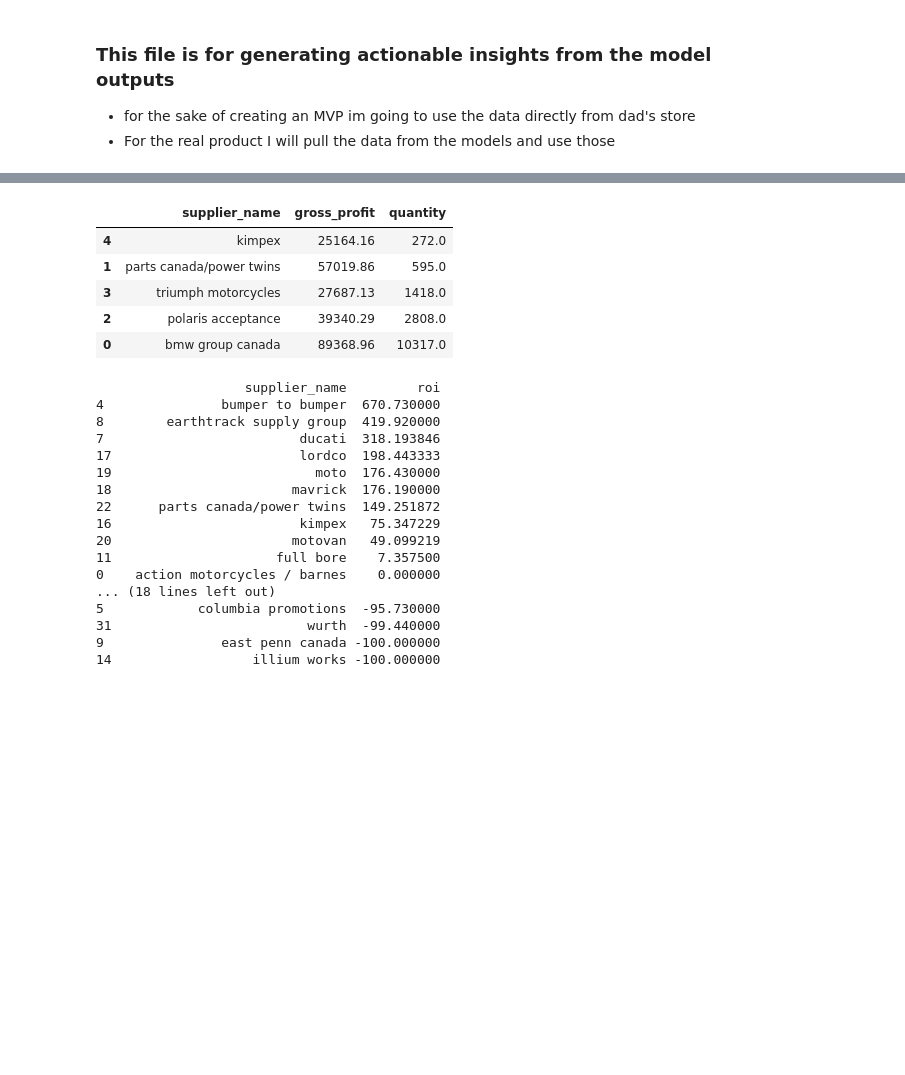
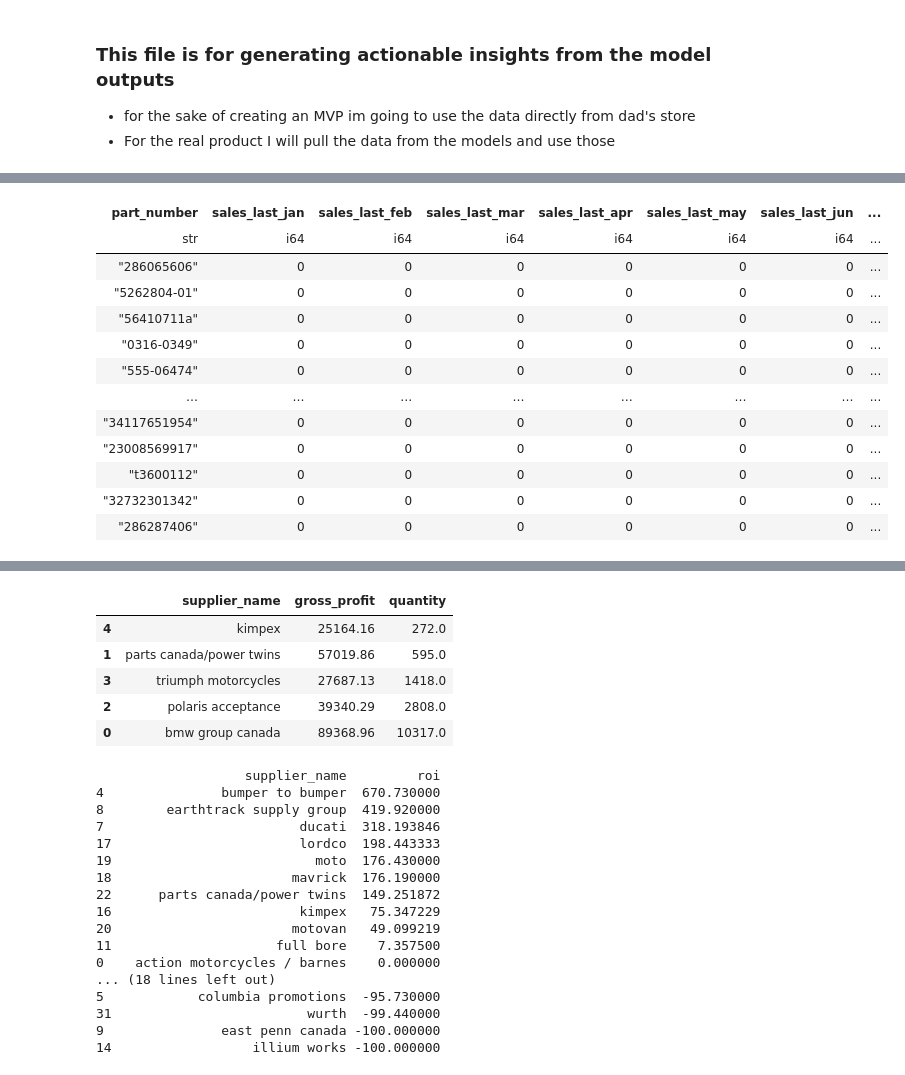
Before and after one commit to skyler22wilson/co-pilot-v1, a Jupyter notebook: Notebooks/business_insights.ipynb, the cells around one changed output, grey strips where cells are left out. Saved outputs shown, nothing was run; the diff lists cells and outputs as text; code cells hidden in the pictures; blank space fills up the shorter version.

```diff
--- a/Notebooks/business_insights.ipynb
+++ b/Notebooks/business_insights.ipynb
@@ -95,4 +4,0 @@ False
-# %%
-df = pd.read_feather("/Users/skylerwilson/Desktop/PartsWise/co-pilot-v1/data/output_data/parts_data.feather")
-mask = df['inventory_category'] =='essential'
-df[mask]['price'].mean()
@@ -100,0 +174,81 @@ df[mask]['price'].mean()
+# %%
+import polars as pl
+import numpy as np
+
+def create_seasonal_df(df):
+    """
+    Create a datetime column from year and month, and add cyclical features based on the datetime.
+
+    Args:
+        df (pl.DataFrame): DataFrame containing year and month columns.
+        year_col (str): Column name with the year.
+        month_col (str): Column name with the month name.
+
+    Returns:
+        pl.DataFrame: Enhanced DataFrame with datetime and cyclical features.
+    """
+    # Map month names to numbers (if needed)
+    month_to_number = {month.lower(): i for i, month in enumerate(calendar.month_abbr) if month}
+
+    # Create a datetime column assuming the first day of each month
+    month_number_expr = pl.when(pl.col("month").str.to_lowercase() == "jan").then(1)
+    for month, num in month_to_number.items():
+        month_number_expr = month_number_expr.when(pl.col("month").str.to_lowercase() == month).then(num)
+
+    # Apply the case expression
+    df = df.with_columns(month_number_expr.alias("month_number"))
+
+    month_numbers = df.get_column("month_number").to_numpy()  # Convert to numpy array for calculations
+    month_sin = np.sin(2 * np.pi * month_numbers / 12)
+    month_cos = np.cos(2 * np.pi * month_numbers / 12)
+
+    # Add calculated columns back to DataFrame
+    df = df.with_columns([
+        pl.Series("month_sin", month_sin),
+        pl.Series("month_cos", month_cos)
+    ])
+
+    return df
+
+def create_seasonal_component(df, window_size=12):
+    """
+    Enhance a DataFrame with a rolling average and combine it with cyclical features to create a seasonal component.
+
+    Args:
+        df (pl.DataFrame): DataFrame with columns for part number, date, quantity sold, and cyclical features.
+        window_size (int): Size of the rolling window for calculating the moving average.
+
+    Returns:
+        pl.DataFrame: DataFrame with added rolling average and seasonal adjustment features.
+    """
+    # Calculate the rolling mean for the quantity sold
+    df = df.with_columns(
+        pl.col("quantity_sold").rolling_mean(window_size=window_size, min_periods=1).alias("rolling_avg")
+    )
+
+    # Calculate deviation from the rolling average
+    df = df.with_columns(
+        (pl.col("quantity_sold") - pl.col("rolling_avg")).alias("deviation")
+    )
+
+    # Combine cyclical features with deviations to create a seasonal score
+    df = df.with_columns(
+        (pl.col("deviation") * pl.col("month_sin") + pl.col("deviation") * pl.col("month_cos")).alias("seasonal_score")
+    )
+
+    # You could also normalize this score by the number of observations (i.e., months) for each part number
+    df = df.group_by("part_number").agg([
+        pl.mean("seasonal_score").alias("normalized_seasonal_score")
+    ])
+
+    return df
+
+
+# Assuming df is already defined
+df_processed = create_seasonal_df(df)
+seasonal_df = create_seasonal_component(df_processed)
+
+df_wide = pl.read_csv('/Users/skylerwilson/Desktop/PartsWise/Data/Processed/parts_data_cleaned.csv')
+final_df = df_wide.join(seasonal_df, on=pl.col('part_number'), how='left')
+final_df
+# %% [output]
@@ -100,0 +256,13 @@ df[mask]['price'].mean()
+| part_number | sales_last_jan | sales_last_feb | sales_last_mar | sales_last_apr | sales_last_may | sales_last_jun | ... |
+| str | i64 | i64 | i64 | i64 | i64 | i64 | ... |
+| "286065606" | 0 | 0 | 0 | 0 | 0 | 0 | ... |
+| "5262804-01" | 0 | 0 | 0 | 0 | 0 | 0 | ... |
+| "56410711a" | 0 | 0 | 0 | 0 | 0 | 0 | ... |
+| "0316-0349" | 0 | 0 | 0 | 0 | 0 | 0 | ... |
+| "555-06474" | 0 | 0 | 0 | 0 | 0 | 0 | ... |
+| … | … | … | … | … | … | … | ... |
+| "34117651954" | 0 | 0 | 0 | 0 | 0 | 0 | ... |
+| "23008569917" | 0 | 0 | 0 | 0 | 0 | 0 | ... |
+| "t3600112" | 0 | 0 | 0 | 0 | 0 | 0 | ... |
+| "32732301342" | 0 | 0 | 0 | 0 | 0 | 0 | ... |
+| "286287406" | 0 | 0 | 0 | 0 | 0 | 0 | ... |
```
Also changed, not shown: parts of 11 cells of this notebook, 2 other files.
